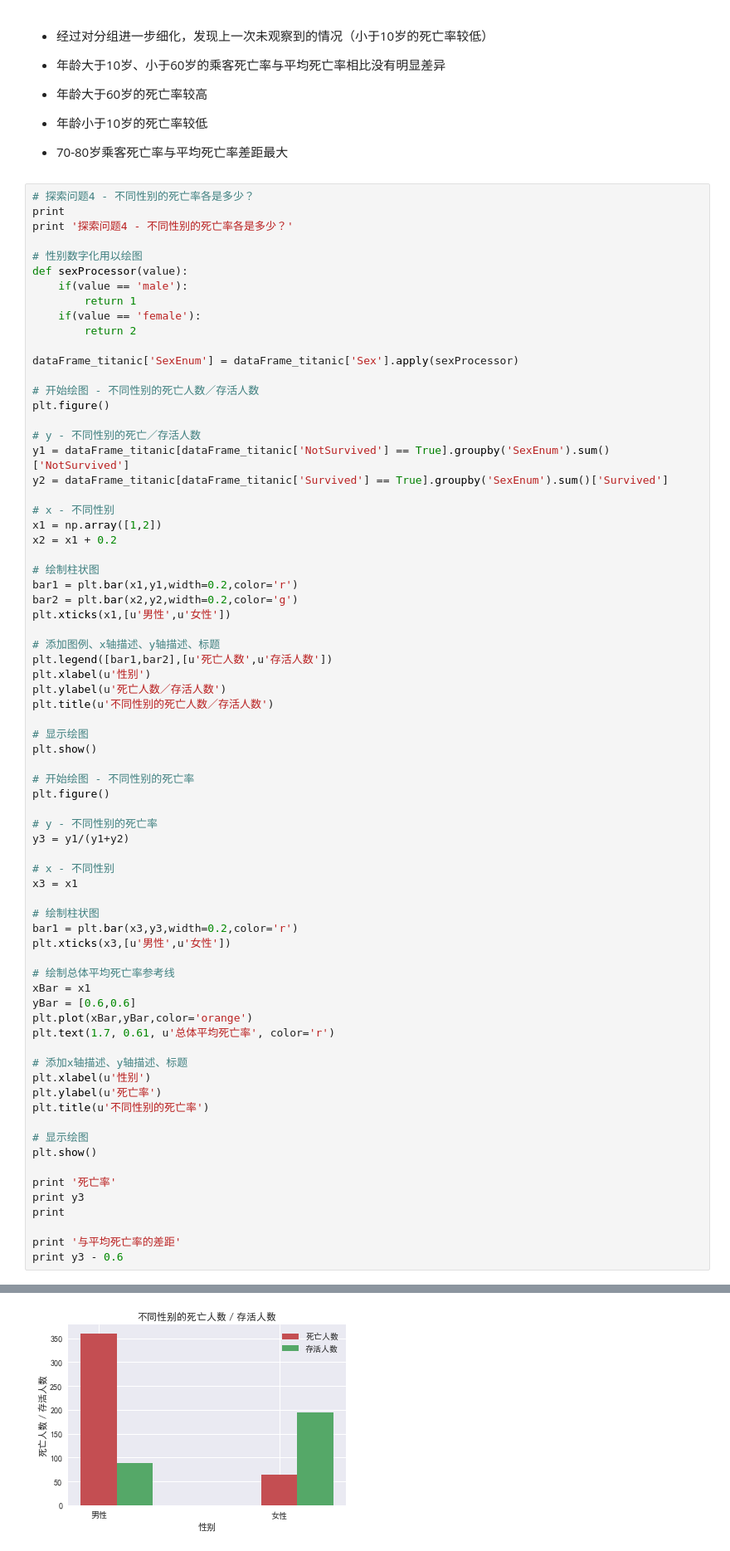
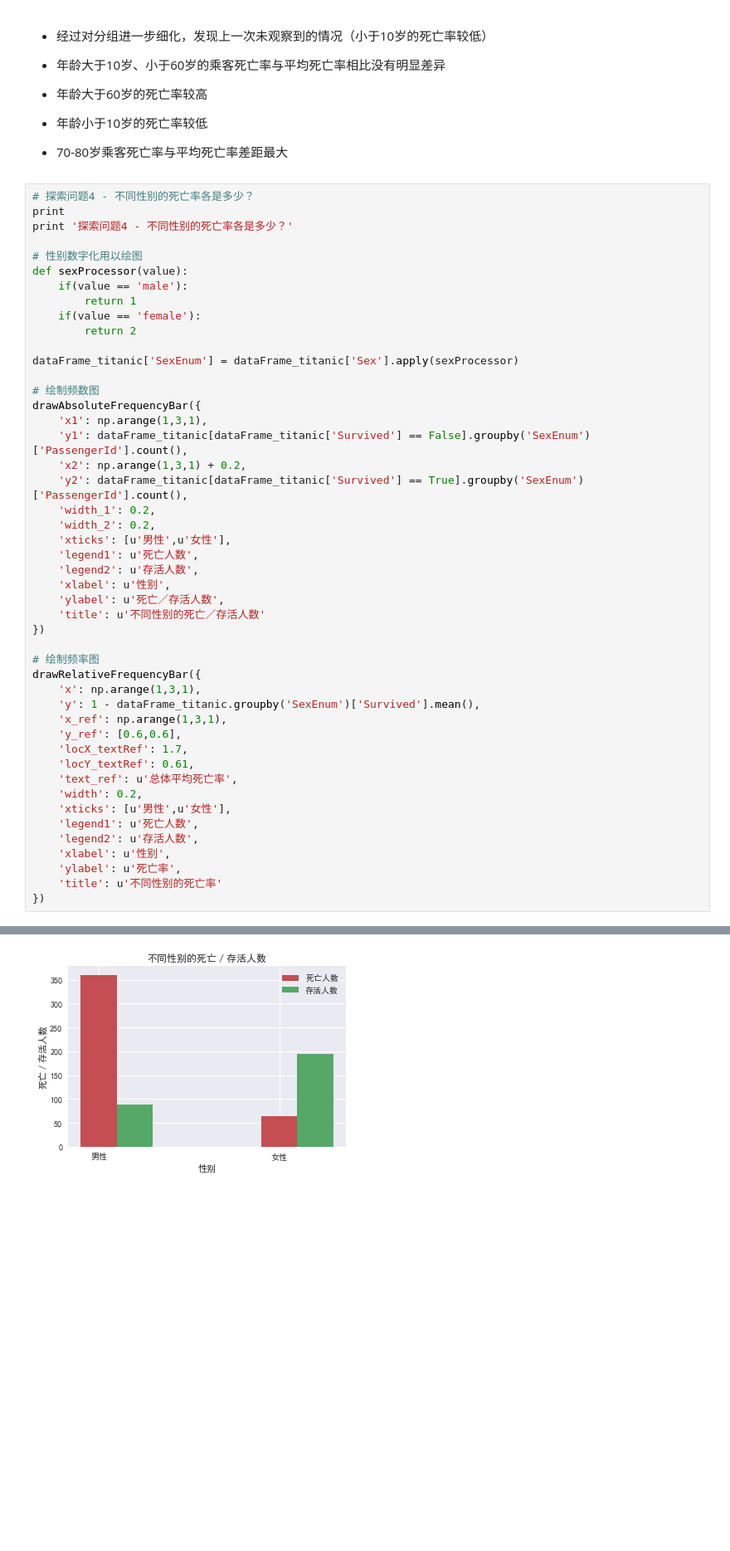
Before and after one commit to qiuhuadong2015/Uda_Projects, a Jupyter notebook: P2/P2-Project.ipynb, the cells around one changed output, grey strips where cells are left out. Shown at 83% size. Saved outputs shown, nothing was run; the diff lists cells and outputs as text; blank space fills up the shorter version.

```diff
--- a/P2/P2-Project.ipynb
+++ b/P2/P2-Project.ipynb
@@ -499,78 +441,53 @@ dtype: float64
 # %%
 # 探索问题4 - 不同性别的死亡率各是多少？
 print
 print '探索问题4 - 不同性别的死亡率各是多少？'
 
 # 性别数字化用以绘图
 def sexProcessor(value):
     if(value == 'male'):
         return 1
     if(value == 'female'):
         return 2
 
 dataFrame_titanic['SexEnum'] = dataFrame_titanic['Sex'].apply(sexProcessor)
 
-# 开始绘图 - 不同性别的死亡人数／存活人数
-plt.figure()
+# 绘制频数图
+drawAbsoluteFrequencyBar({
+    'x1': np.arange(1,3,1),
+    'y1': dataFrame_titanic[dataFrame_titanic['Survived'] == False].groupby('SexEnum')['PassengerId'].count(),
+    'x2': np.arange(1,3,1) + 0.2,
+    'y2': dataFrame_titanic[dataFrame_titanic['Survived'] == True].groupby('SexEnum')['PassengerId'].count(),
+    'width_1': 0.2,
+    'width_2': 0.2,
+    'xticks': [u'男性',u'女性'],
+    'legend1': u'死亡人数',
+    'legend2': u'存活人数',
+    'xlabel': u'性别',
+    'ylabel': u'死亡／存活人数',
+    'title': u'不同性别的死亡／存活人数'
+})
 
-# y - 不同性别的死亡／存活人数
-y1 = dataFrame_titanic[dataFrame_titanic['NotSurvived'] == True].groupby('SexEnum').sum()['NotSurvived']
-y2 = dataFrame_titanic[dataFrame_titanic['Survived'] == True].groupby('SexEnum').sum()['Survived']
-
-# x - 不同性别
-x1 = np.array([1,2])
-x2 = x1 + 0.2
-
-# 绘制柱状图
-bar1 = plt.bar(x1,y1,width=0.2,color='r')
-bar2 = plt.bar(x2,y2,width=0.2,color='g')
-plt.xticks(x1,[u'男性',u'女性'])
-
-# 添加图例、x轴描述、y轴描述、标题
-plt.legend([bar1,bar2],[u'死亡人数',u'存活人数'])
-plt.xlabel(u'性别')
-plt.ylabel(u'死亡人数／存活人数')
-plt.title(u'不同性别的死亡人数／存活人数')
-
-# 显示绘图
-plt.show()
-
-# 开始绘图 - 不同性别的死亡率
-plt.figure()
-
-# y - 不同性别的死亡率
-y3 = y1/(y1+y2)
-
-# x - 不同性别
-x3 = x1
-
-# 绘制柱状图
-bar1 = plt.bar(x3,y3,width=0.2,color='r')
-plt.xticks(x3,[u'男性',u'女性'])
-
-# 绘制总体平均死亡率参考线
-xBar = x1
-yBar = [0.6,0.6]
-plt.plot(xBar,yBar,color='orange')
-plt.text(1.7, 0.61, u'总体平均死亡率', color='r')
-
-# 添加x轴描述、y轴描述、标题
-plt.xlabel(u'性别')
-plt.ylabel(u'死亡率')
-plt.title(u'不同性别的死亡率')
-
-# 显示绘图
-plt.show()
-
-print '死亡率'
-print y3
-print
-
-print '与平均死亡率的差距'
-print y3 - 0.6
+# 绘制频率图
+drawRelativeFrequencyBar({
+    'x': np.arange(1,3,1),
+    'y': 1 - dataFrame_titanic.groupby('SexEnum')['Survived'].mean(),
+    'x_ref': np.arange(1,3,1),
+    'y_ref': [0.6,0.6],
+    'locX_textRef': 1.7,
+    'locY_textRef': 0.61,
+    'text_ref': u'总体平均死亡率',
+    'width': 0.2,
+    'xticks': [u'男性',u'女性'],
+    'legend1': u'死亡人数',
+    'legend2': u'存活人数',
+    'xlabel': u'性别',
+    'ylabel': u'死亡率',
+    'title': u'不同性别的死亡率'
+})
 # %% [output]
 探索问题4 - 不同性别的死亡率各是多少？
-[figure, old version]
+[figure, new version]
 [figure]
 死亡率
 SexEnum
```
Also changed, not shown: parts of 12 cells of this notebook.
